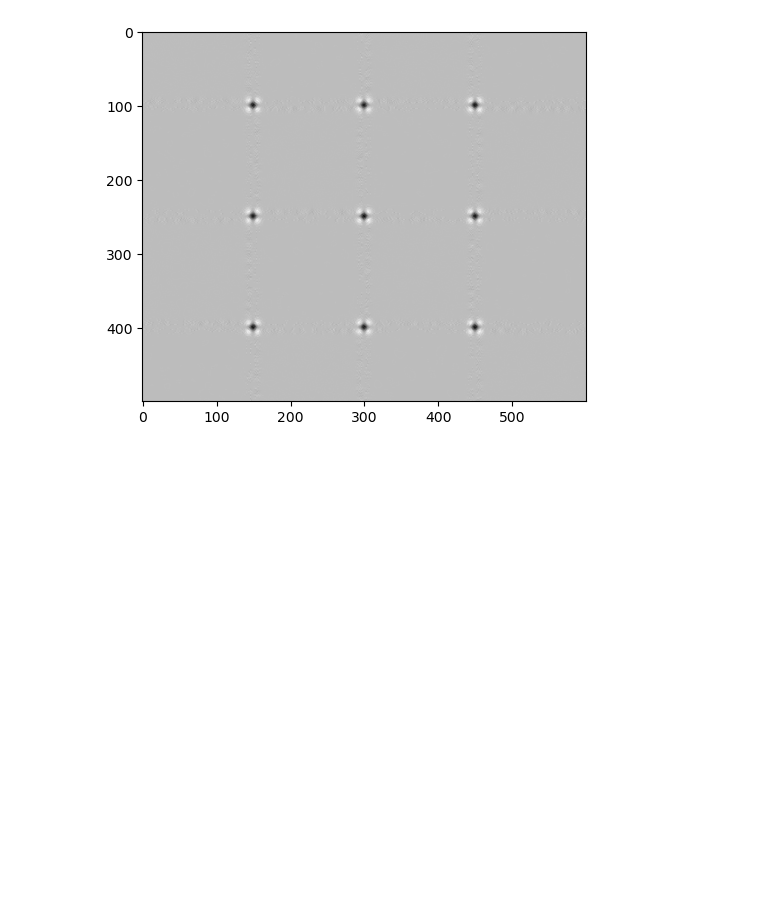
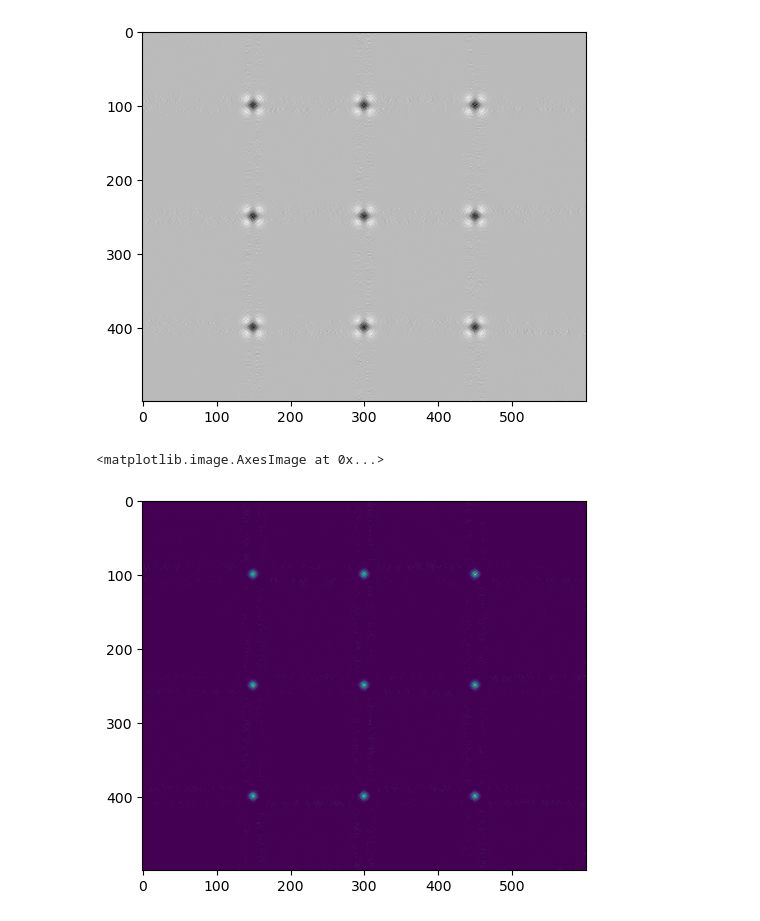
Before and after one commit to chriscannon9001/opticiq, a Jupyter notebook: docs/demoCheckerBoard.ipynb, the cells around one changed output. Drawn from its saved outputs; the diff is of its cells as text; code cells hidden in the pictures; blank space fills up the shorter version.

```diff
--- a/docs/demoCheckerBoard.ipynb
+++ b/docs/demoCheckerBoard.ipynb
@@ -13,7 +13,7 @@ I0 shape (500, 600), type int64, max 340
 [figure]
 # %%
 # run cb recipe
-imG, roi = iq.recipe_checkerboard2(I0, 4)
+imG, roi = iq.recipe_checkerboard2(I0, 6)
 # show the blurred version, note that noise is reduced and gradient zones increased
 plt.imshow(imG['I1'], cmap='gray')
 # %% [output]
@@ -25,3 +25,9 @@ plt.imshow(imG['D_hessian'], cmap='gray')
 # %% [output]
 <matplotlib.image.AxesImage at 0x...>
 [figure]
+# %%
+# the saddle function combines the Hessian determinant with minimizing curvature
+plt.imshow(imG['f_saddle'])
+# %% [output]
+<matplotlib.image.AxesImage at 0x...>
+[figure, added]
```
Also changed, not shown: parts of 3 cells of this notebook, 5 other files.
